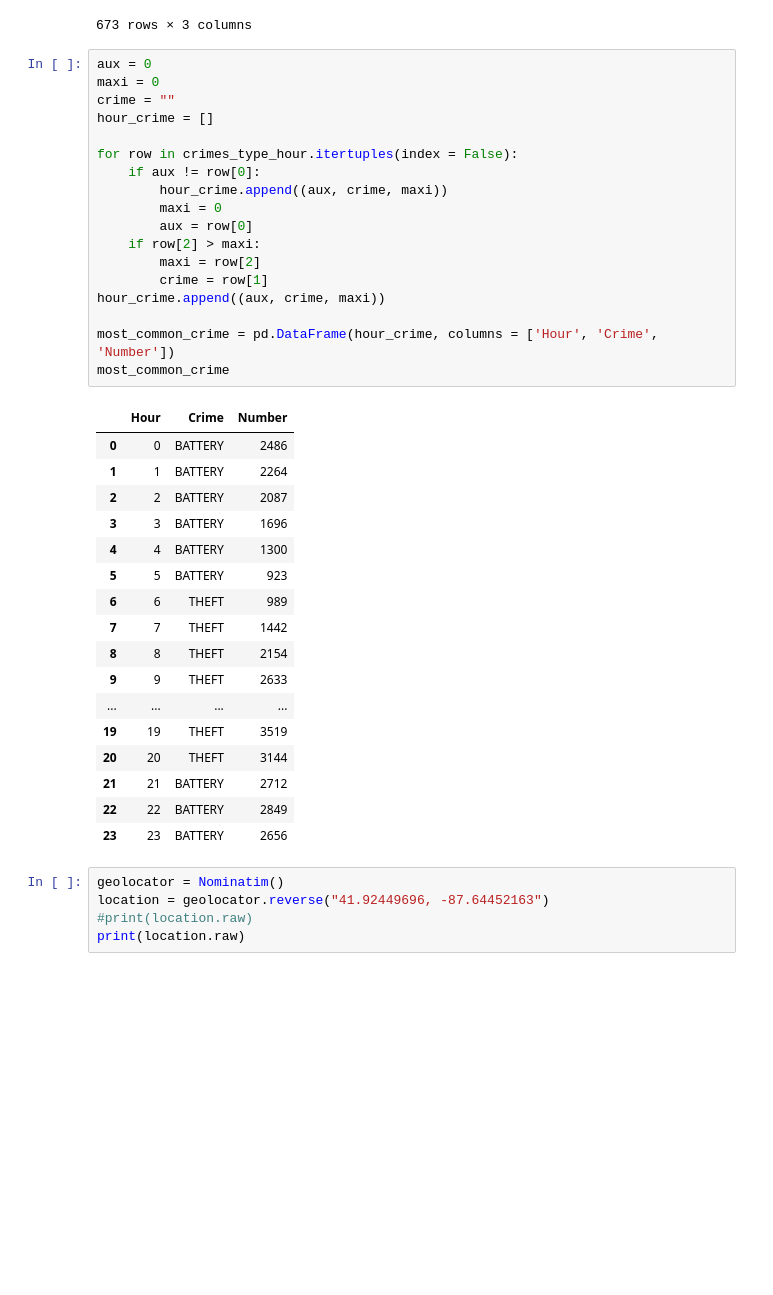
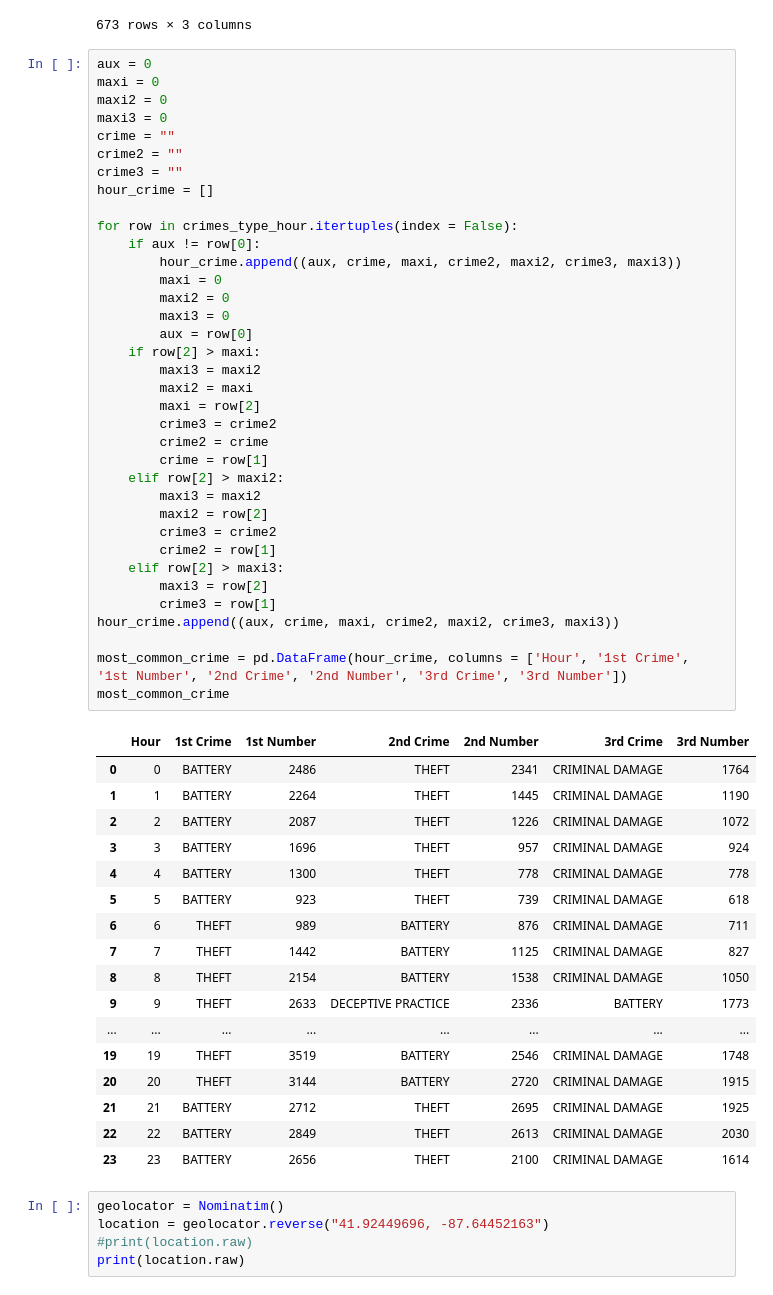
Before and after one commit to if1015-datascience-ufpe/2017-2-projeto-ajgan-rlsma-rcrs3, a Jupyter notebook: Project.ipynb, the cells around one changed output. Saved outputs shown, nothing was run; the diff lists cells and outputs as text; blank space fills up the shorter version.

Commit message:
add table of most common crimes per hour

```diff
--- a/Project.ipynb
+++ b/Project.ipynb
@@ -154,39 +155,57 @@ crimes_type_hour
 # %%
 aux = 0
 maxi = 0
+maxi2 = 0
+maxi3 = 0
 crime = ""
+crime2 = ""
+crime3 = ""
 hour_crime = []
 
 for row in crimes_type_hour.itertuples(index = False):
     if aux != row[0]:
-        hour_crime.append((aux, crime, maxi))
+        hour_crime.append((aux, crime, maxi, crime2, maxi2, crime3, maxi3))
         maxi = 0
+        maxi2 = 0
+        maxi3 = 0
         aux = row[0]
     if row[2] > maxi:
+        maxi3 = maxi2
+        maxi2 = maxi
         maxi = row[2]
+        crime3 = crime2
+        crime2 = crime
         crime = row[1]
-hour_crime.append((aux, crime, maxi))
+    elif row[2] > maxi2:
+        maxi3 = maxi2
+        maxi2 = row[2]
+        crime3 = crime2
+        crime2 = row[1]
+    elif row[2] > maxi3:
+        maxi3 = row[2]
+        crime3 = row[1]
+hour_crime.append((aux, crime, maxi, crime2, maxi2, crime3, maxi3))
 
-most_common_crime = pd.DataFrame(hour_crime, columns = ['Hour', 'Crime', 'Number'])
+most_common_crime = pd.DataFrame(hour_crime, columns = ['Hour', '1st Crime', '1st Number', '2nd Crime', '2nd Number', '3rd Crime', '3rd Number'])
 most_common_crime
 # %% [output]
-|  | Hour | Crime | Number |
-| 0 | 0 | BATTERY | 2486 |
-| 1 | 1 | BATTERY | 2264 |
-| 2 | 2 | BATTERY | 2087 |
-| 3 | 3 | BATTERY | 1696 |
-| 4 | 4 | BATTERY | 1300 |
-| 5 | 5 | BATTERY | 923 |
-| 6 | 6 | THEFT | 989 |
-| 7 | 7 | THEFT | 1442 |
-| 8 | 8 | THEFT | 2154 |
-| 9 | 9 | THEFT | 2633 |
-| ... | ... | ... | ... |
-| 19 | 19 | THEFT | 3519 |
-| 20 | 20 | THEFT | 3144 |
-| 21 | 21 | BATTERY | 2712 |
-| 22 | 22 | BATTERY | 2849 |
-| 23 | 23 | BATTERY | 2656 |
+|  | Hour | 1st Crime | 1st Number | 2nd Crime | 2nd Number | 3rd Crime | 3rd Number |
+| 0 | 0 | BATTERY | 2486 | THEFT | 2341 | CRIMINAL DAMAGE | 1764 |
+| 1 | 1 | BATTERY | 2264 | THEFT | 1445 | CRIMINAL DAMAGE | 1190 |
+| 2 | 2 | BATTERY | 2087 | THEFT | 1226 | CRIMINAL DAMAGE | 1072 |
+| 3 | 3 | BATTERY | 1696 | THEFT | 957 | CRIMINAL DAMAGE | 924 |
+| 4 | 4 | BATTERY | 1300 | THEFT | 778 | CRIMINAL DAMAGE | 778 |
+| 5 | 5 | BATTERY | 923 | THEFT | 739 | CRIMINAL DAMAGE | 618 |
+| 6 | 6 | THEFT | 989 | BATTERY | 876 | CRIMINAL DAMAGE | 711 |
+| 7 | 7 | THEFT | 1442 | BATTERY | 1125 | CRIMINAL DAMAGE | 827 |
+| 8 | 8 | THEFT | 2154 | BATTERY | 1538 | CRIMINAL DAMAGE | 1050 |
+| 9 | 9 | THEFT | 2633 | DECEPTIVE PRACTICE | 2336 | BATTERY | 1773 |
+| ... | ... | ... | ... | ... | ... | ... | ... |
+| 19 | 19 | THEFT | 3519 | BATTERY | 2546 | CRIMINAL DAMAGE | 1748 |
+| 20 | 20 | THEFT | 3144 | BATTERY | 2720 | CRIMINAL DAMAGE | 1915 |
+| 21 | 21 | BATTERY | 2712 | THEFT | 2695 | CRIMINAL DAMAGE | 1925 |
+| 22 | 22 | BATTERY | 2849 | THEFT | 2613 | CRIMINAL DAMAGE | 2030 |
+| 23 | 23 | BATTERY | 2656 | THEFT | 2100 | CRIMINAL DAMAGE | 1614 |
 # %%
 geolocator = Nominatim()
 location = geolocator.reverse("41.92449696, -87.64452163")
```
Also changed, not shown: parts of 1 cell of this notebook.
